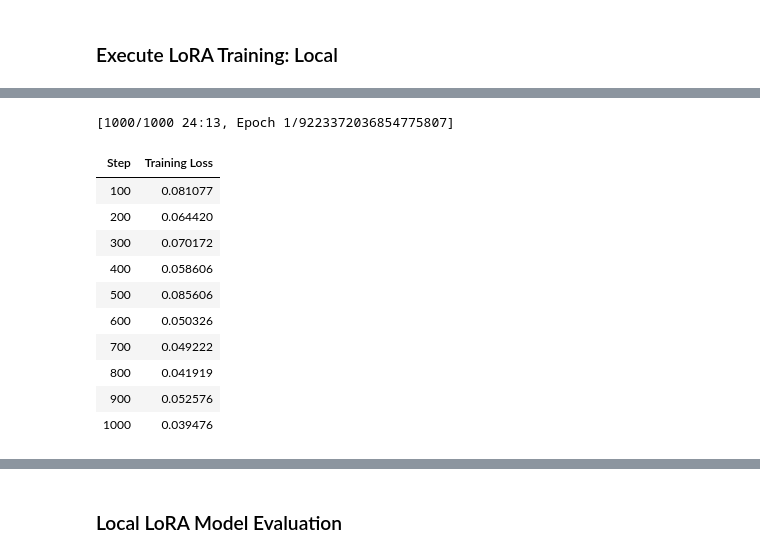
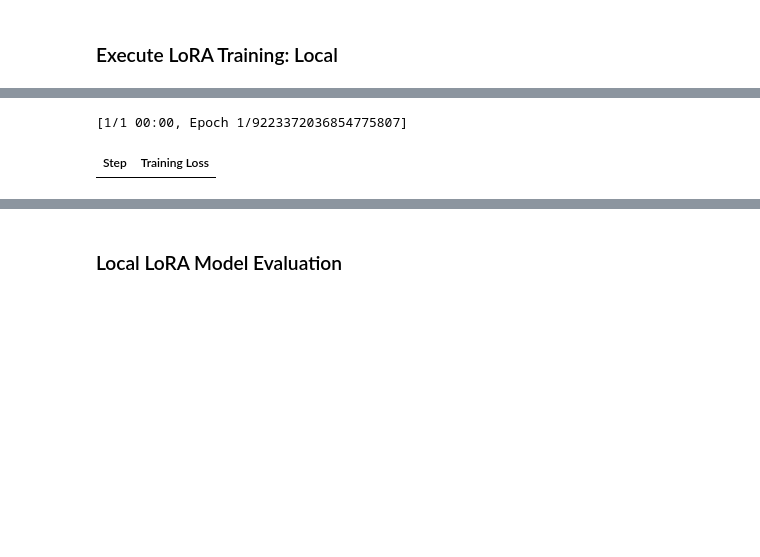
Before and after one commit to AMudie/ConflictTracker3, a Jupyter notebook: ConflictTracker/ConflictCalc/Python_Any/Python Notebooks/Chronos2 Modelling.ipynb, the cells around one changed output, grey strips where cells are left out. Drawn from its saved outputs; the diff is of its cells as text; code cells hidden in the pictures; blank space fills up the shorter version.

```diff
--- a/ConflictTracker/ConflictCalc/Python_Any/Python Notebooks/Chronos2 Modelling.ipynb
+++ b/ConflictTracker/ConflictCalc/Python_Any/Python Notebooks/Chronos2 Modelling.ipynb
@@ -773,8 +775,8 @@ lora_chronos_pipeline_local = pipeline_lora_local.fit(
 )
 print("executed pipeline_lora.fit step")
 
-joblib.dump(lora_chronos_pipeline_local, f"../Models/Chronos2/chronos2_model_local_lora.pkl") #save the full model as a pickle file.
-
+#joblib.dump(lora_chronos_pipeline_local, f"../Models/Chronos2/chronos2_model_local_lora.pkl") #save the full model as a pickle file.
+lora_chronos_pipeline_local.save_pretrained("../Models/Chronos2/chronos2_model_local_lora")
 
 ct = datetime.datetime.now()
 print("current time:", ct)
@@ -783,14 +785,4 @@ current time: 2026-10-10 16:33:02.733453
 executed train_inputs step
-[1000/1000 24:13, Epoch 1/9223372036854775807]
+[1/1 00:00, Epoch 1/9223372036854775807]
 | Step | Training Loss |
-| 100 | 0.081077 |
-| 200 | 0.064420 |
-| 300 | 0.070172 |
-| 400 | 0.058606 |
-| 500 | 0.085606 |
-| 600 | 0.050326 |
-| 700 | 0.049222 |
-| 800 | 0.041919 |
-| 900 | 0.052576 |
-| 1000 | 0.039476 |
 executed pipeline_lora.fit step
```
Also changed, not shown: parts of 22 cells of this notebook, 3 other files.
